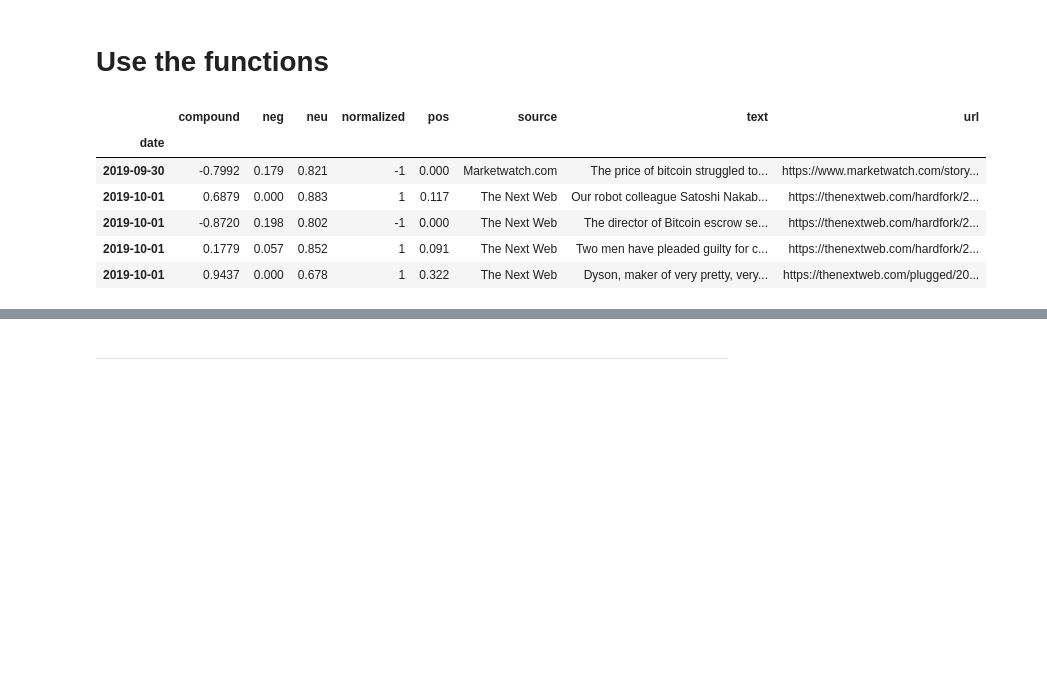
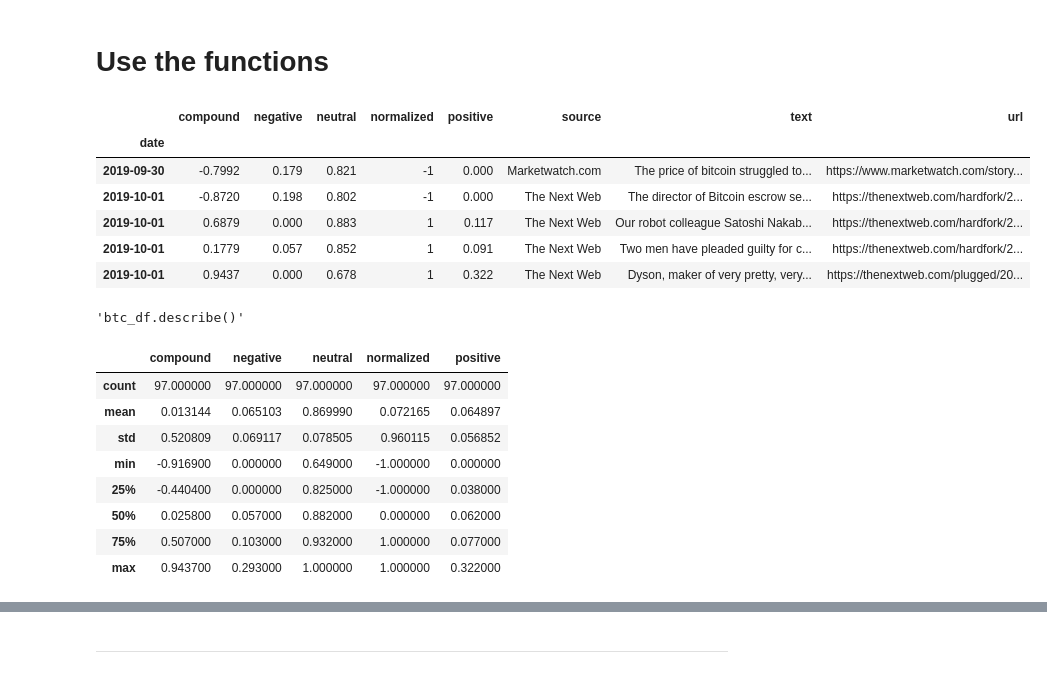
Before and after one commit to willwillis/python-nlp-sentiment, a Jupyter notebook: Starter_Code/crypto_sentiment.ipynb, the cells around one changed output, grey strips where cells are left out. Drawn from its saved outputs; the diff is of its cells as text; code cells hidden in the pictures; blank space fills up the shorter version.

```diff
--- a/Starter_Code/crypto_sentiment.ipynb
+++ b/Starter_Code/crypto_sentiment.ipynb
@@ -40,9 +49,9 @@ def get_sentiment_scores(text, date, source, url):
     sentiment_scores["source"] = source
     sentiment_scores["url"] = url
     sentiment_scores["compound"] = text_sentiment["compound"]
-    sentiment_scores["pos"] = text_sentiment["pos"]
-    sentiment_scores["neu"] = text_sentiment["neu"]
-    sentiment_scores["neg"] = text_sentiment["neg"]
+    sentiment_scores["positive"] = text_sentiment["pos"]
+    sentiment_scores["neutral"] = text_sentiment["neu"]
+    sentiment_scores["negative"] = text_sentiment["neg"]
     if text_sentiment["compound"] >= 0.05:  # Positive
         sentiment_scores["normalized"] = 1
     elif text_sentiment["compound"] <= -0.05:  # Negative
@@ -90,16 +99,28 @@ def sentiment_to_df(sentiments):
 # %%
 topics = ['Bitcoin', 'Ethereum']
 
-bc_sentiment = get_sentiments_on_topic(topics[0])
-btc_df = sentiment_to_df(bc_sentiment)
-btc_df.head()
+btc_sentiment = get_sentiments_on_topic(topics[0])
+btc_df = sentiment_to_df(btc_sentiment)
+display(btc_df.head())
+display("btc_df.describe()")
+display(btc_df.describe())
 # %% [output]
-|  | compound | neg | neu | normalized | pos | source | text | url |
+|  | compound | negative | neutral | normalized | positive | source | text | url |
 | date |  |  |  |  |  |  |  |  |
 | 2019-09-30 | -0.7992 | 0.179 | 0.821 | -1 | 0.000 | Marketwatch.com | The price of bitcoin struggled to... | https://www.marketwatch.com/story... |
+| 2019-10-01 | -0.8720 | 0.198 | 0.802 | -1 | 0.000 | The Next Web | The director of Bitcoin escrow se... | https://thenextweb.com/hardfork/2... |
 | 2019-10-01 | 0.6879 | 0.000 | 0.883 | 1 | 0.117 | The Next Web | Our robot colleague Satoshi Nakab... | https://thenextweb.com/hardfork/2... |
-| 2019-10-01 | -0.8720 | 0.198 | 0.802 | -1 | 0.000 | The Next Web | The director of Bitcoin escrow se... | https://thenextweb.com/hardfork/2... |
 | 2019-10-01 | 0.1779 | 0.057 | 0.852 | 1 | 0.091 | The Next Web | Two men have pleaded guilty for c... | https://thenextweb.com/hardfork/2... |
 | 2019-10-01 | 0.9437 | 0.000 | 0.678 | 1 | 0.322 | The Next Web | Dyson, maker of very pretty, very... | https://thenextweb.com/plugged/20... |
+'btc_df.describe()'
+|  | compound | negative | neutral | normalized | positive |
+| count | 97.000000 | 97.000000 | 97.000000 | 97.000000 | 97.000000 |
+| mean | 0.013144 | 0.065103 | 0.869990 | 0.072165 | 0.064897 |
+| std | 0.520809 | 0.069117 | 0.078505 | 0.960115 | 0.056852 |
+| min | -0.916900 | 0.000000 | 0.649000 | -1.000000 | 0.000000 |
+| 25% | -0.440400 | 0.000000 | 0.825000 | -1.000000 | 0.038000 |
+| 50% | 0.025800 | 0.057000 | 0.882000 | 0.000000 | 0.062000 |
+| 75% | 0.507000 | 0.103000 | 0.932000 | 1.000000 | 0.077000 |
+| max | 0.943700 | 0.293000 | 1.000000 | 1.000000 | 0.322000 |
 # %%
 eth_sentiment = get_sentiments_on_topic(topics[1])
```
Also changed, not shown: parts of 7 cells of this notebook.
